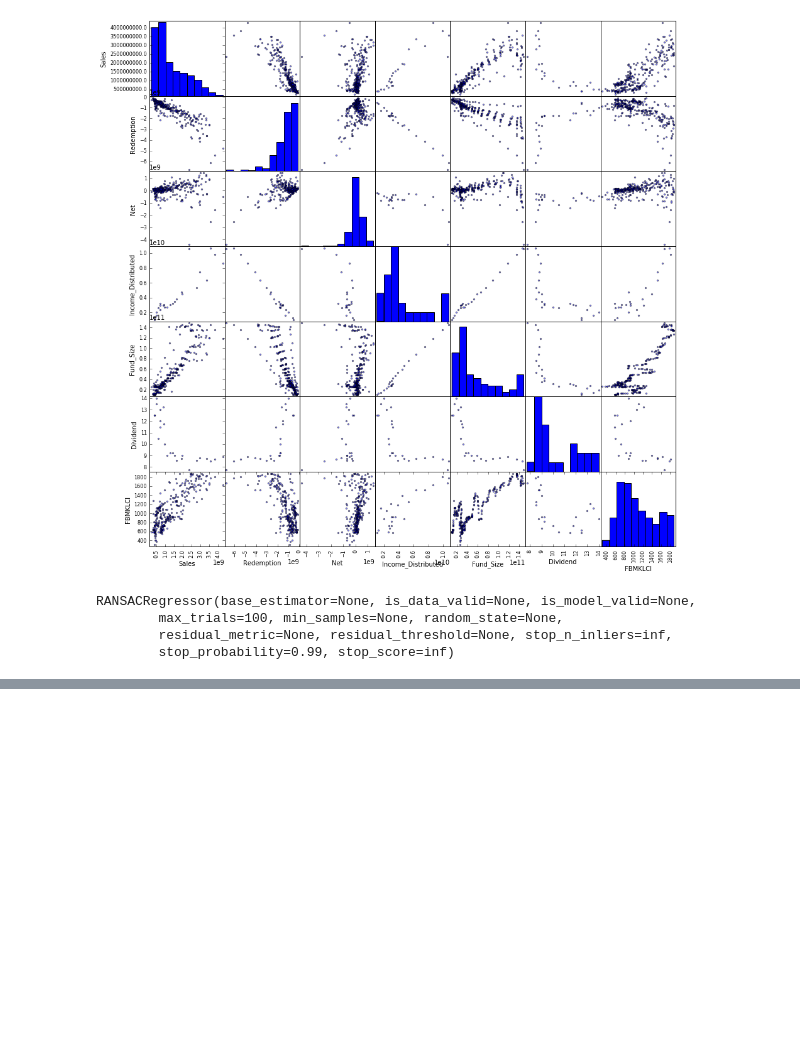
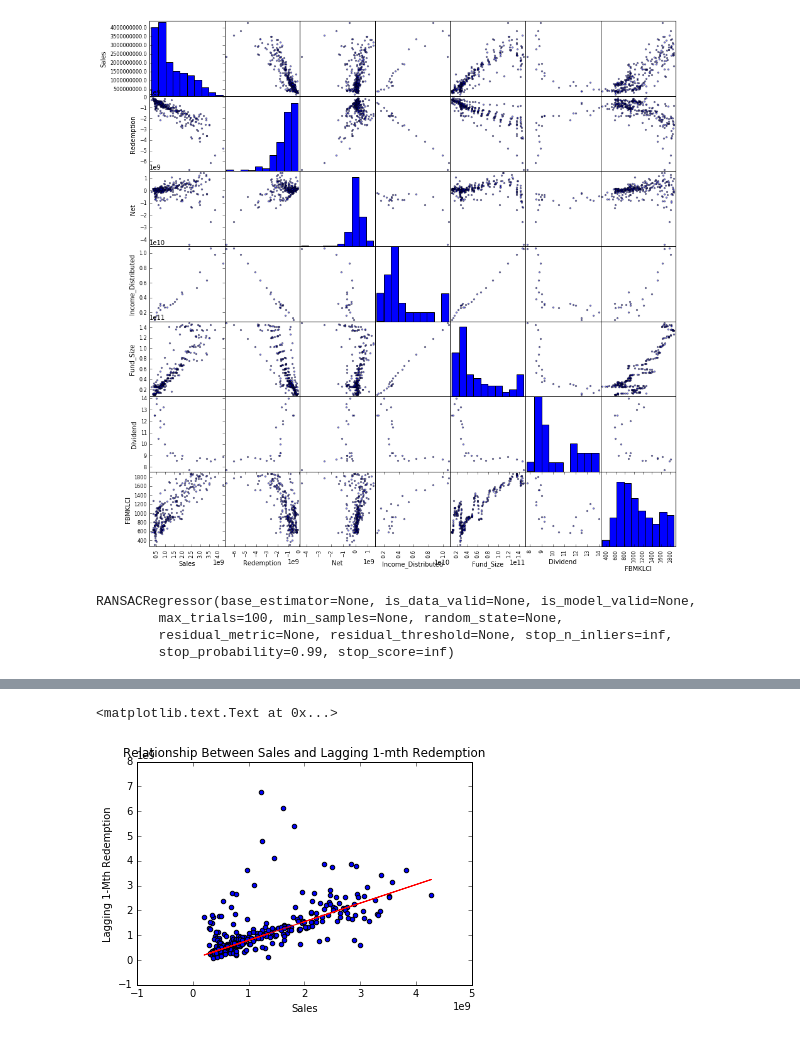
Before and after one commit to syafiquehab/Fund1, a Jupyter notebook: Fund 1 - Visualisation and Regression.ipynb, the cells around one changed output, grey strips where cells are left out. Cells and saved outputs as stored; diff of their text form; code cells hidden in the pictures; blank space fills up the shorter version.

```diff
--- a/Fund 1 - Visualisation and Regression.ipynb
+++ b/Fund 1 - Visualisation and Regression.ipynb
@@ -281,0 +316,12 @@ Name: Sales, dtype: float64
+# %%
+# regression between sales and lagging 1-mth redemption
+model.fit(s2, r2)
+redemption_prediction_lag_factor = model.predict(s2)
+plt.scatter(s2, r2)
+plt.plot(s2, redemption_prediction_lag_factor, color='red')
+plt.xlabel('Sales')
+plt.ylabel('Lagging 1-Mth Redemption')
+plt.title('Relationship Between Sales and Lagging 1-mth Redemption')
+# %% [output]
+<matplotlib.text.Text at 0x...>
+[figure, added]
```
Also changed, not shown: parts of 33 cells of this notebook.
